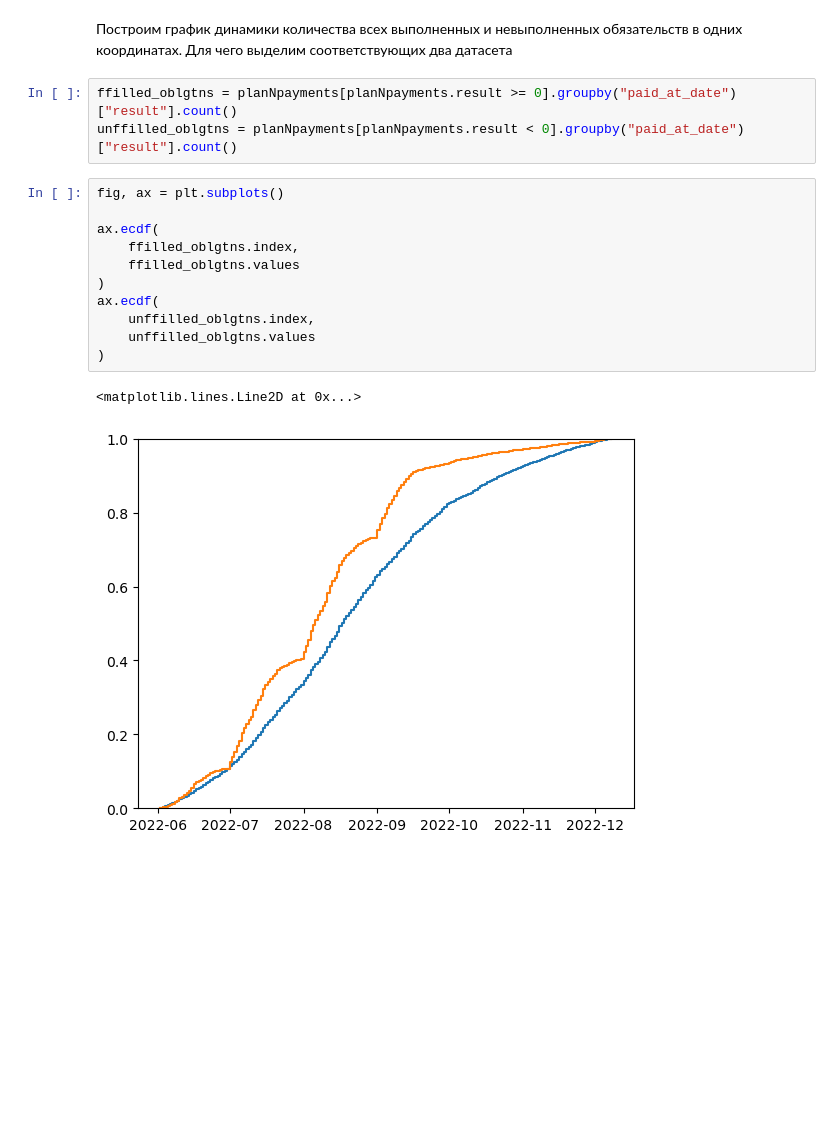
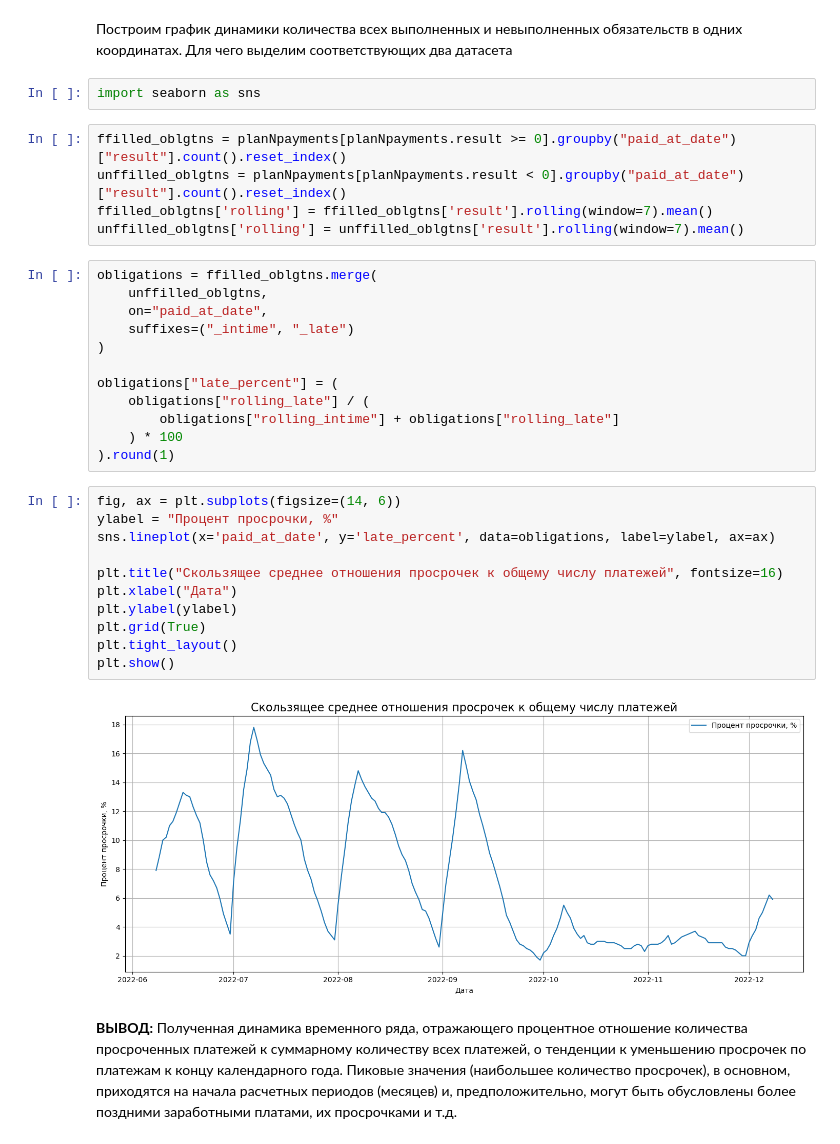
Before and after one commit to DiploDog/devim_test_task, a Jupyter notebook: devim_test.ipynb, the cells around one changed output. Drawn from its saved outputs; the diff is of its cells as text; blank space fills up the shorter version.

```diff
--- a/devim_test.ipynb
+++ b/devim_test.ipynb
@@ -106,20 +106,38 @@ plt.show()
 Под **невыполненными обязательствами** на этом шаге будем подразумевать **сумму невыполненых обязательств и просроченных платежей**, дифференцированных друг от друга на шаге 1
 # %% [markdown]
 Построим график динамики количества всех выполненных и невыполненных обязательств в одних координатах. Для чего выделим соответствующих два датасета
+# %%
+import seaborn as sns
 # %%
-ffilled_oblgtns = planNpayments[planNpayments.result >= 0].groupby("paid_at_date")["result"].count()
-unffilled_oblgtns = planNpayments[planNpayments.result < 0].groupby("paid_at_date")["result"].count()
+ffilled_oblgtns = planNpayments[planNpayments.result >= 0].groupby("paid_at_date")["result"].count().reset_index()
+unffilled_oblgtns = planNpayments[planNpayments.result < 0].groupby("paid_at_date")["result"].count().reset_index()
+ffilled_oblgtns['rolling'] = ffilled_oblgtns['result'].rolling(window=7).mean()
+unffilled_oblgtns['rolling'] = unffilled_oblgtns['result'].rolling(window=7).mean()
+# %%
+obligations = ffilled_oblgtns.merge(
+    unffilled_oblgtns,
+    on="paid_at_date",
+    suffixes=("_intime", "_late")
+)
+
+obligations["late_percent"] = (
+    obligations["rolling_late"] / (
+        obligations["rolling_intime"] + obligations["rolling_late"]
+    ) * 100
+).round(1)
 # %%
-fig, ax = plt.subplots()
+fig, ax = plt.subplots(figsize=(14, 6))
+ylabel = "Процент просрочки, %"
+sns.lineplot(x='paid_at_date', y='late_percent', data=obligations, label=ylabel, ax=ax)
 
-ax.ecdf(
-    ffilled_oblgtns.index,
-    ffilled_oblgtns.values
-)
-ax.ecdf(
-    unffilled_oblgtns.index,
-    unffilled_oblgtns.values
-)
+plt.title("Скользящее среднее отношения просрочек к общему числу платежей", fontsize=16)
+plt.xlabel("Дата")
+plt.ylabel(ylabel)
+plt.grid(True)
+plt.tight_layout()
+plt.show()
 # %% [output]
-<matplotlib.lines.Line2D at 0x...>
-[figure, old version]
+[figure, new version]
+# %% [markdown]
+**ВЫВОД:** Полученная динамика временного ряда, отражающего процентное отношение количества просроченных платежей к суммарному количеству всех платежей, о тенденции к уменьшению просрочек по платежам к концу календарного года.
+Пиковые значения (наибольшее количество просрочек), в основном, приходятся на начала расчетных периодов (месяцев) и, предположительно, могут быть обусловлены более поздними заработными платами, их просрочками и т.д.
```
